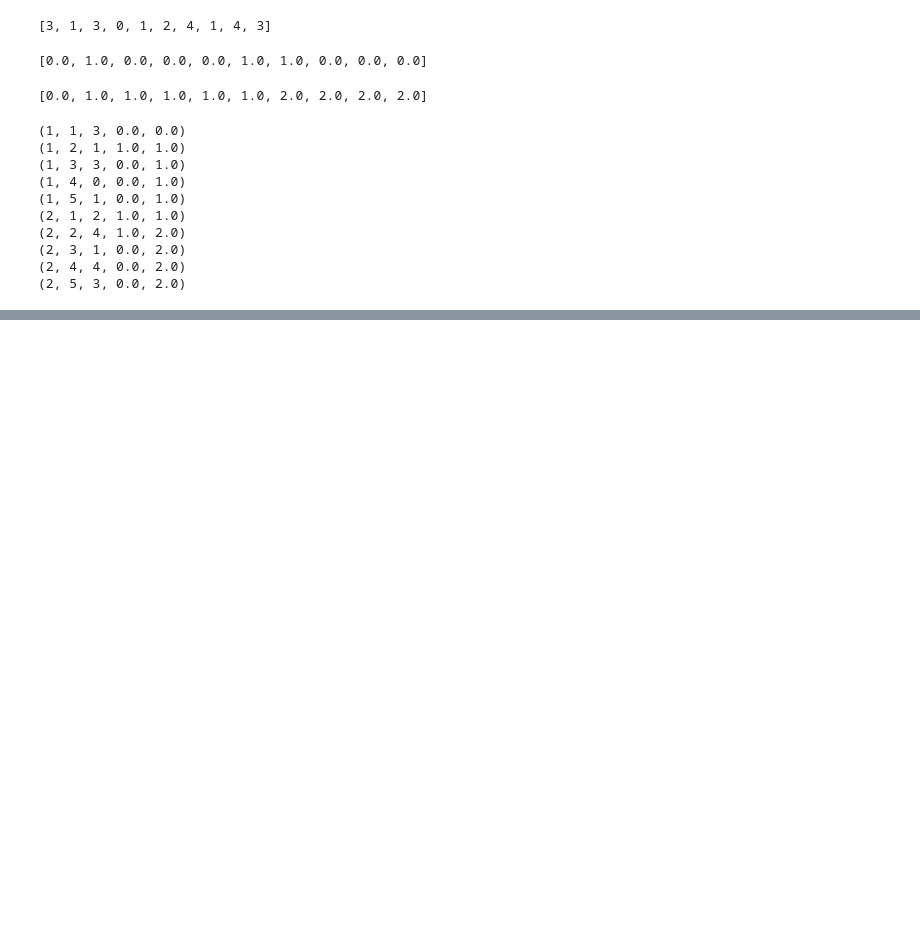
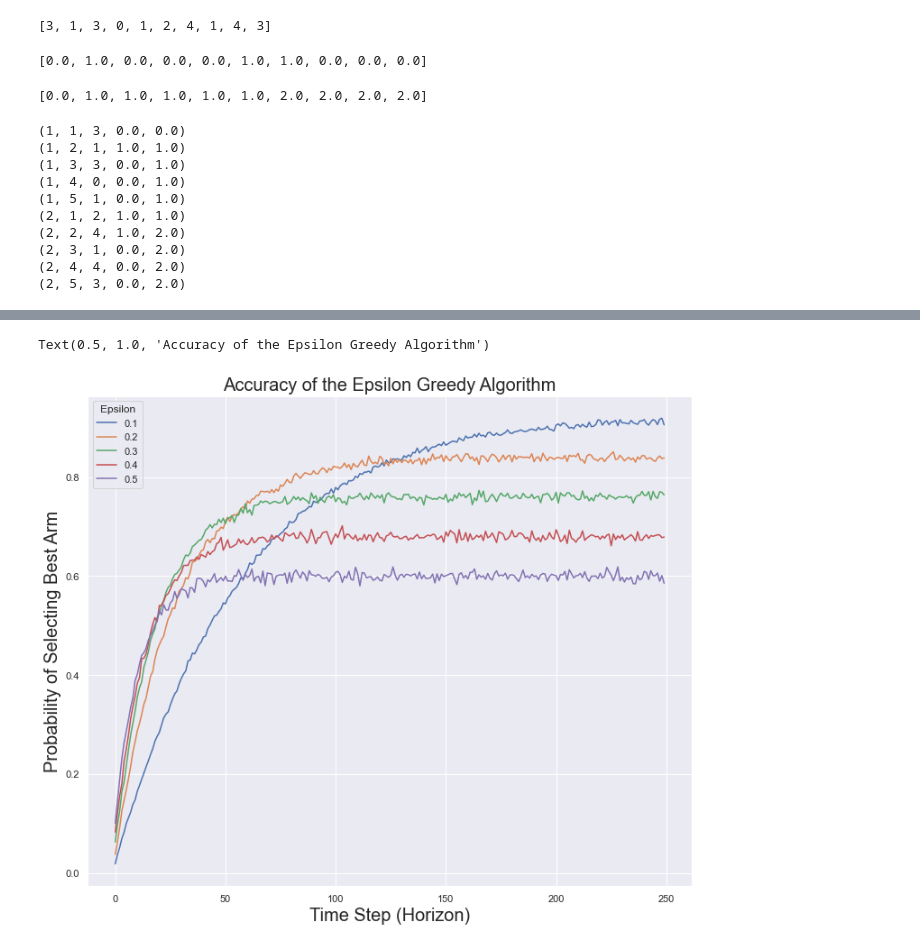
Before and after one commit to harpalsahota/datascience-knowledge-base, a Jupyter notebook: ab_testing/bandit_algorithms/web_optimisation/04_debugging_bandit_algorithms.ipynb, the cells around one changed output, grey strips where cells are left out. Cells and saved outputs as stored; diff of their text form; code cells hidden in the pictures; blank space fills up the shorter version.

```diff
--- a/ab_testing/bandit_algorithms/web_optimisation/04_debugging_bandit_algorithms.ipynb
+++ b/ab_testing/bandit_algorithms/web_optimisation/04_debugging_bandit_algorithms.ipynb
@@ -252,0 +289,4 @@ for i in zip(results[0], results[1], results[2], results[3], results[4]):
+# %%
+# Split the simulations into individual simulation runs
+eps_01 = np.array([selected_arms[0][i:i+HORIZON] for i in range(0, len(selected_arms[0]), HORIZON)])
+eps_01
@@ -252,0 +301,31 @@ for i in zip(results[0], results[1], results[2], results[3], results[4]):
+# %%
+# Count how often the best arm was selected then divide by the total number of simulations to obtain the probability of selecting the best arm at each time point
+eps_01_best_arm_probs = np.sum(eps_01 == 2, axis=0) / N_SIMS
+# %%
+eps_02 = np.array([selected_arms[1][i:i+HORIZON] for i in range(0, len(selected_arms[1]), HORIZON)])
+eps_02_best_arm_probs = np.sum(eps_02 == 2, axis=0) / N_SIMS
+
+eps_03 = np.array([selected_arms[2][i:i+HORIZON] for i in range(0, len(selected_arms[1]), HORIZON)])
+eps_03_best_arm_probs = np.sum(eps_03 == 2, axis=0) / N_SIMS
+
+eps_04 = np.array([selected_arms[3][i:i+HORIZON] for i in range(0, len(selected_arms[1]), HORIZON)])
+eps_04_best_arm_probs = np.sum(eps_04 == 2, axis=0) / N_SIMS
+
+eps_05 = np.array([selected_arms[4][i:i+HORIZON] for i in range(0, len(selected_arms[1]), HORIZON)])
+eps_05_best_arm_probs = np.sum(eps_05 == 2, axis=0) / N_SIMS
+# %%
+sns.set_style('darkgrid')
+sns.set_context('paper')
+sns.set(rc={'figure.figsize':(12, 10)})
+sns.lineplot(x=range(0, HORIZON), y=eps_01_best_arm_probs, label='0.1')
+sns.lineplot(x=range(0, HORIZON), y=eps_02_best_arm_probs, label='0.2')
+sns.lineplot(x=range(0, HORIZON), y=eps_03_best_arm_probs, label='0.3')
+sns.lineplot(x=range(0, HORIZON), y=eps_04_best_arm_probs, label='0.4')
+sns.lineplot(x=range(0, HORIZON), y=eps_05_best_arm_probs, label='0.5')
+plt.legend(title='Epsilon')
+plt.xlabel('Time Step (Horizon)', size=20)
+plt.ylabel('Probability of Selecting Best Arm', size=20)
+plt.title('Accuracy of the Epsilon Greedy Algorithm', size=20)
+# %% [output]
+Text(0.5, 1.0, 'Accuracy of the Epsilon Greedy Algorithm')
+[figure, added]
```
Also changed, not shown: parts of 14 cells of this notebook.
